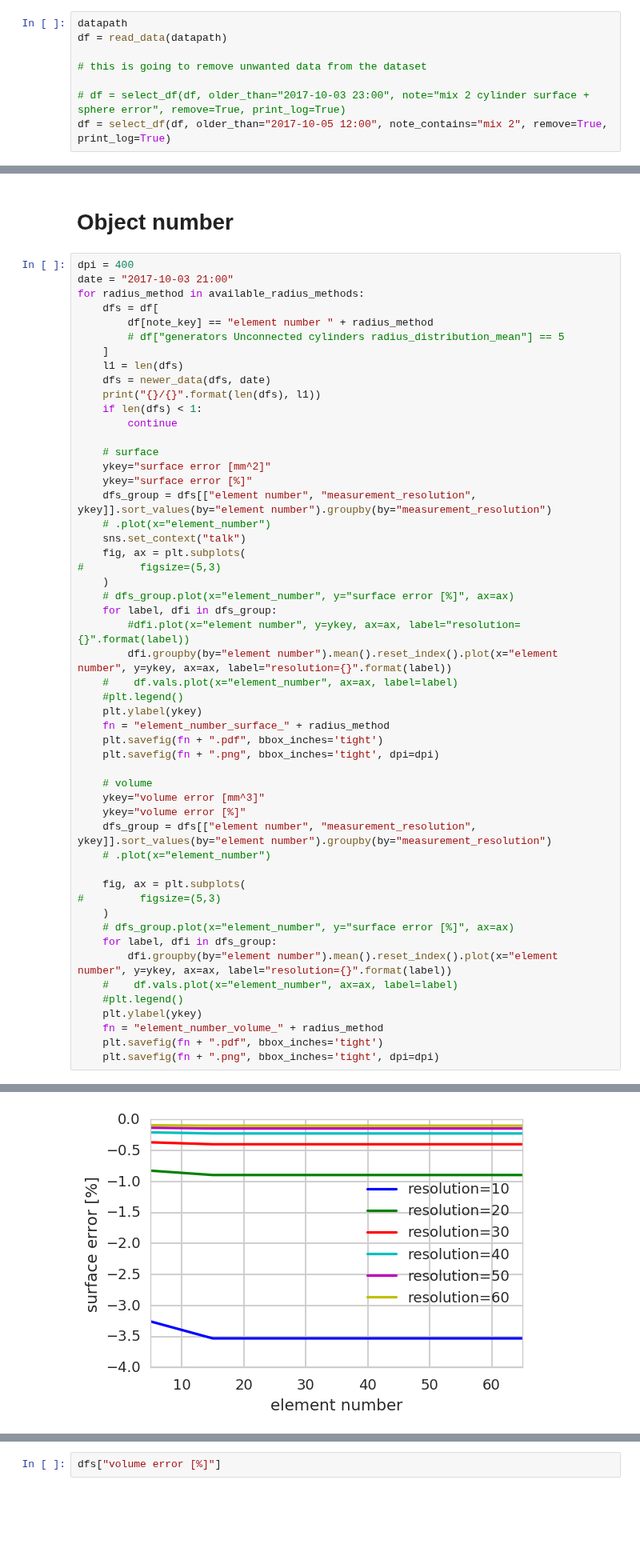
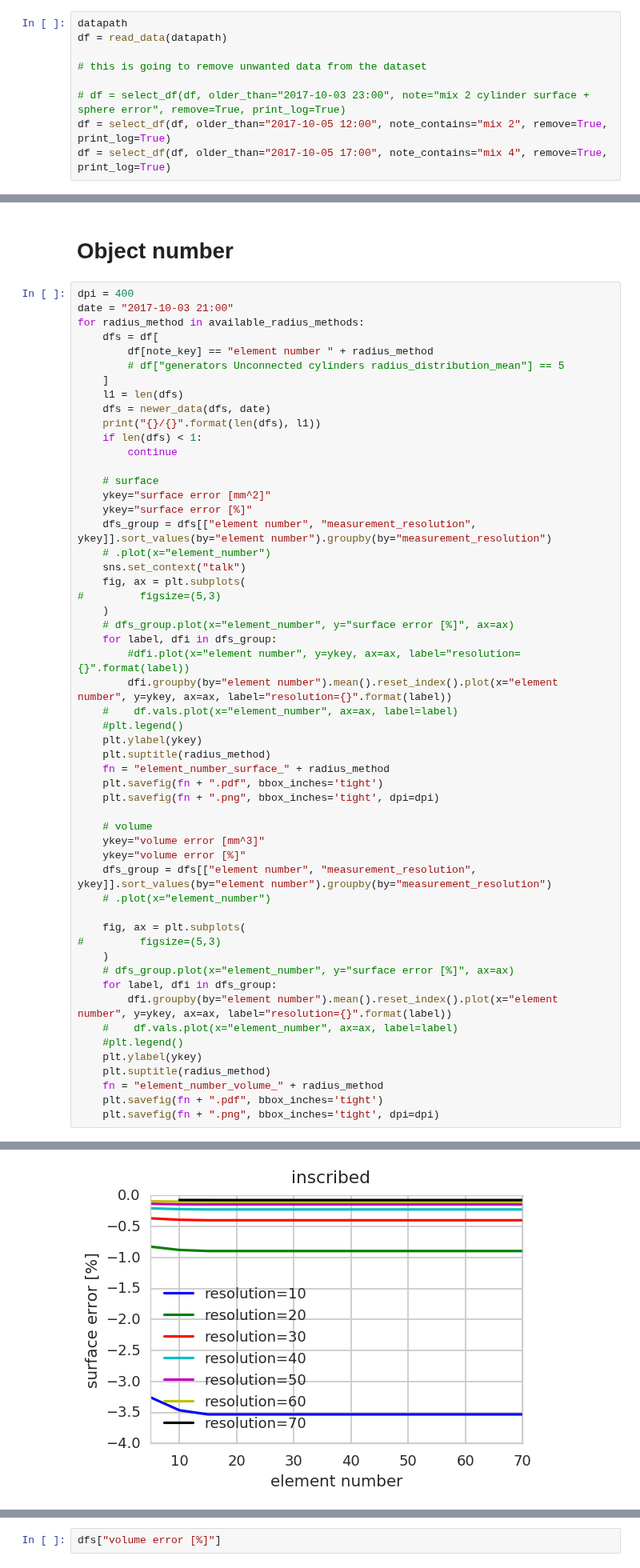
Before and after one commit to mjirik/teigen, a Jupyter notebook: examples/paperfigures.ipynb, the cells around one changed output, grey strips where cells are left out. Shown at 80% size. Drawn from its saved outputs; the diff is of its cells as text; blank space fills up the shorter version.

```diff
--- a/examples/paperfigures.ipynb
+++ b/examples/paperfigures.ipynb
@@ -12,4 +12,5 @@ df = read_data(datapath)
 
 # df = select_df(df, older_than="2017-10-03 23:00", note="mix 2 cylinder surface + sphere error", remove=True, print_log=True)
 df = select_df(df, older_than="2017-10-05 12:00", note_contains="mix 2", remove=True, print_log=True)
+df = select_df(df, older_than="2017-10-05 17:00", note_contains="mix 4", remove=True, print_log=True)
 # %% [output]
@@ -111,6 +113,7 @@ for radius_method in available_radius_methods:
     #    df.vals.plot(x="element_number", ax=ax, label=label)
     #plt.legend()
     plt.ylabel(ykey)
+    plt.suptitle(radius_method)
     fn = "element_number_surface_" + radius_method
     plt.savefig(fn + ".pdf", bbox_inches='tight')
     plt.savefig(fn + ".png", bbox_inches='tight', dpi=dpi)
@@ -130,6 +133,7 @@ for radius_method in available_radius_methods:
     #    df.vals.plot(x="element_number", ax=ax, label=label)
     #plt.legend()
     plt.ylabel(ykey)
+    plt.suptitle(radius_method)
     fn = "element_number_volume_" + radius_method
     plt.savefig(fn + ".pdf", bbox_inches='tight')
     plt.savefig(fn + ".png", bbox_inches='tight', dpi=dpi)
@@ -142,8 +146,8 @@ for radius_method in available_radius_methods:
 0/0
 0/0
 0/0
 0/0
 0/0
 0/0
 0/0
-[figure, old version]
+[figure, new version]
```
Also changed, not shown: parts of 10 cells of this notebook.
